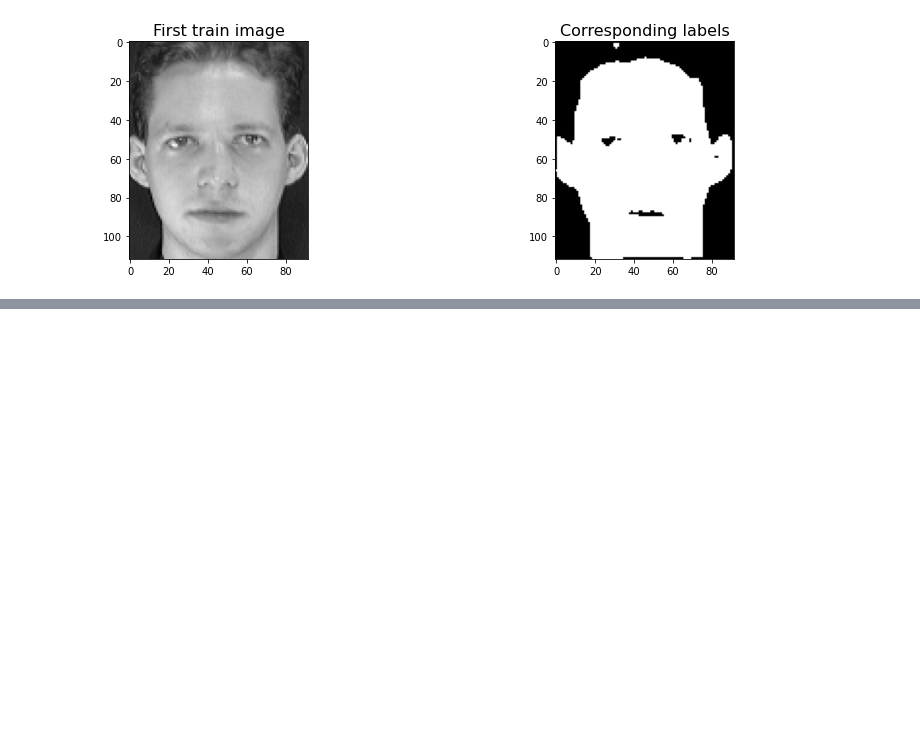
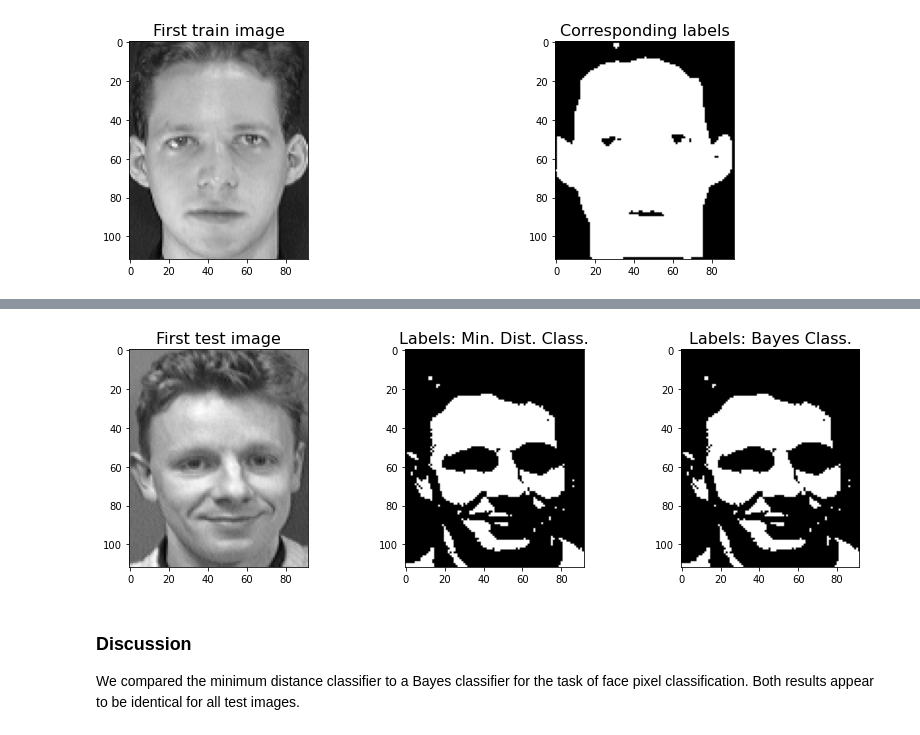
Before and after one commit to MarcoLandtHayen/exercises_patt_recog, a Jupyter notebook: notebooks/python/Practice_Sheet_6.ipynb, the cells around one changed output, grey strips where cells are left out. Drawn from its saved outputs; the diff is of its cells as text; code cells hidden in the pictures; blank space fills up the shorter version.

```diff
--- a/notebooks/python/Practice_Sheet_6.ipynb
+++ b/notebooks/python/Practice_Sheet_6.ipynb
@@ -309,0 +157,44 @@ The decision regions are colored in *red* and *blue*, respectively. The line whe
+# %%
+# Compute posterior probabilities for both, face and non-face pixel grey values, for
+# test images using the obtained models for the likelihoods and the prior probabilities.
+# Note: We neglect the evidence, since it is identical for both posteriors.
+post_face_grey_test = (
+    1 / np.sqrt(2 * np.pi * train_var_face) *
+    np.exp(-((test_images_2D-train_mean_face)**2) / (2 * train_var_face))
+) * p_face
+
+post_nonface_grey_test = (
+    1 / np.sqrt(2 * np.pi * train_var_nonface) *
+    np.exp(-((test_images_2D-train_mean_nonface)**2) / (2 * train_var_nonface))
+) * p_nonface
+
+# Get label matrix with 1 for face pixel and 0 for non-face pixel for test data
+# from resulting maximum likelihood:
+test_labels_2D_Bayes = post_face_grey_test > post_nonface_grey_test
+# %%
+## Plot first test image with corresponding label data, obtained from both classifiers:
+
+# Initialize plot, containing three figures:
+fig, axes = plt.subplots(1,3,figsize=(14,4))
+
+# Plot first test image as grey scale image:
+axes[0].imshow(test_images_2D[0], cmap='gray')
+
+# Plot corresponding labels, obtained from minimum distance classifier:
+axes[1].imshow(test_labels_2D[0], cmap='gray')
+
+# Plot corresponding labels, obtained from Bayes classifier:
+axes[2].imshow(test_labels_2D_Bayes[0], cmap='gray')
+
+# Add titles:
+axes[0].set_title('First test image', fontsize=16)
+axes[1].set_title('Labels: Min. Dist. Class.', fontsize=16)
+axes[2].set_title('Labels: Bayes Class.', fontsize=16)
+
+plt.show()
+# %% [output]
+[figure, added]
+# %% [markdown]
+### Discussion
+
+We compared the minimum distance classifier to a Bayes classifier for the task of face pixel classification. Both results appear to be identical for all test images.
```
Also changed, not shown: parts of 20 cells of this notebook.
